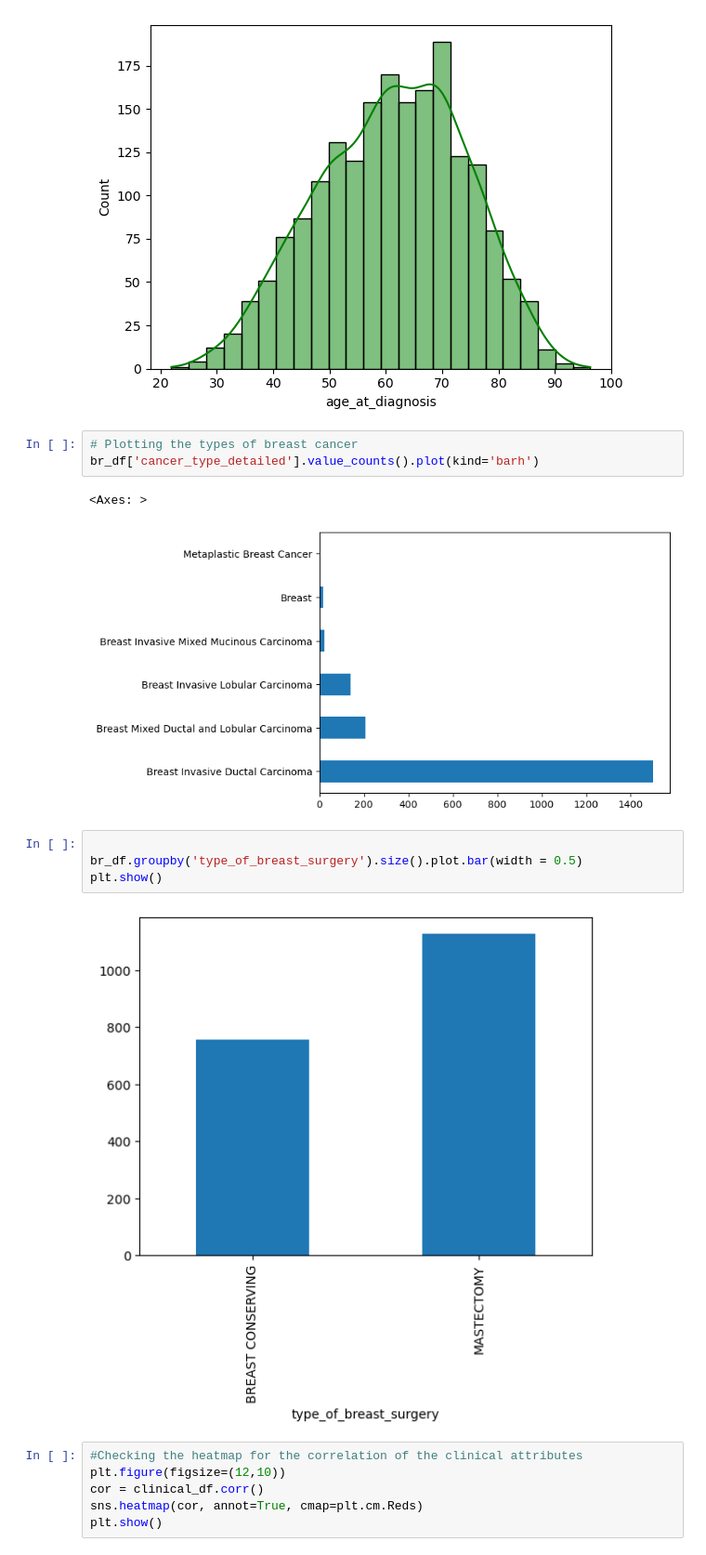
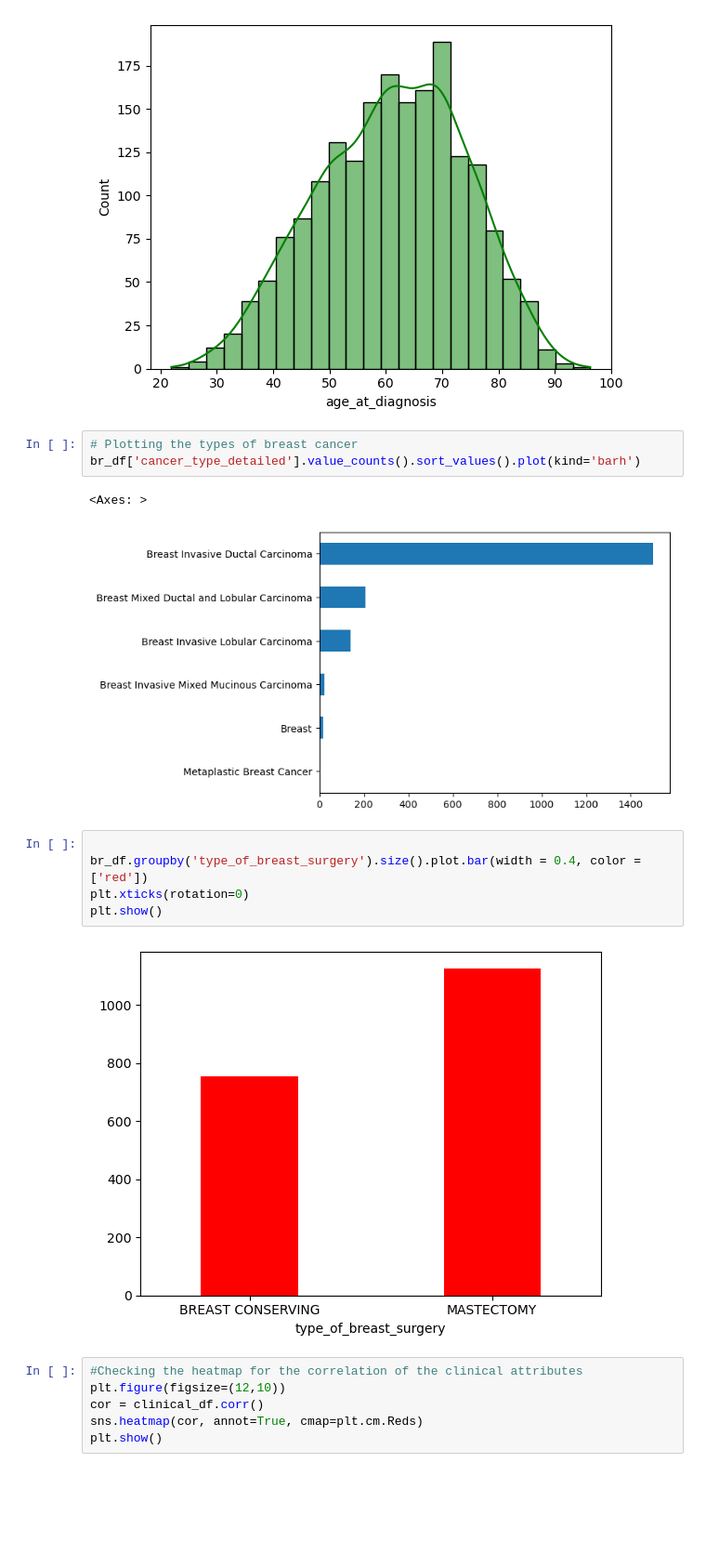
Before and after one commit to Sne0Ch/eda-checkpoint, a Jupyter notebook: checkpoint-two.ipynb, the cells around one changed output. Shown: that part at 93% size. Saved outputs shown, nothing was run; the diff lists cells and outputs as text; blank space fills up the shorter version.

Commit message:
Updated plots

```diff
--- a/checkpoint-two.ipynb
+++ b/checkpoint-two.ipynb
@@ -193,16 +193,17 @@ sns.histplot(data=br_df, x="age_at_diagnosis", kde=True, color="green")
 [figure]
 # %%
 # Plotting the types of breast cancer
-br_df['cancer_type_detailed'].value_counts().plot(kind='barh')
+br_df['cancer_type_detailed'].value_counts().sort_values().plot(kind='barh')
 # %% [output]
 <Axes: >
-[figure, old version]
+[figure, new version]
 # %%
 
-br_df.groupby('type_of_breast_surgery').size().plot.bar(width = 0.5)
+br_df.groupby('type_of_breast_surgery').size().plot.bar(width = 0.4, color = ['red'])
+plt.xticks(rotation=0)
 plt.show()
 # %% [output]
-[figure, old version]
+[figure, new version]
 # %%
 #Checking the heatmap for the correlation of the clinical attributes
 plt.figure(figsize=(12,10))
```
Also changed, not shown: parts of 2 cells of this notebook.
